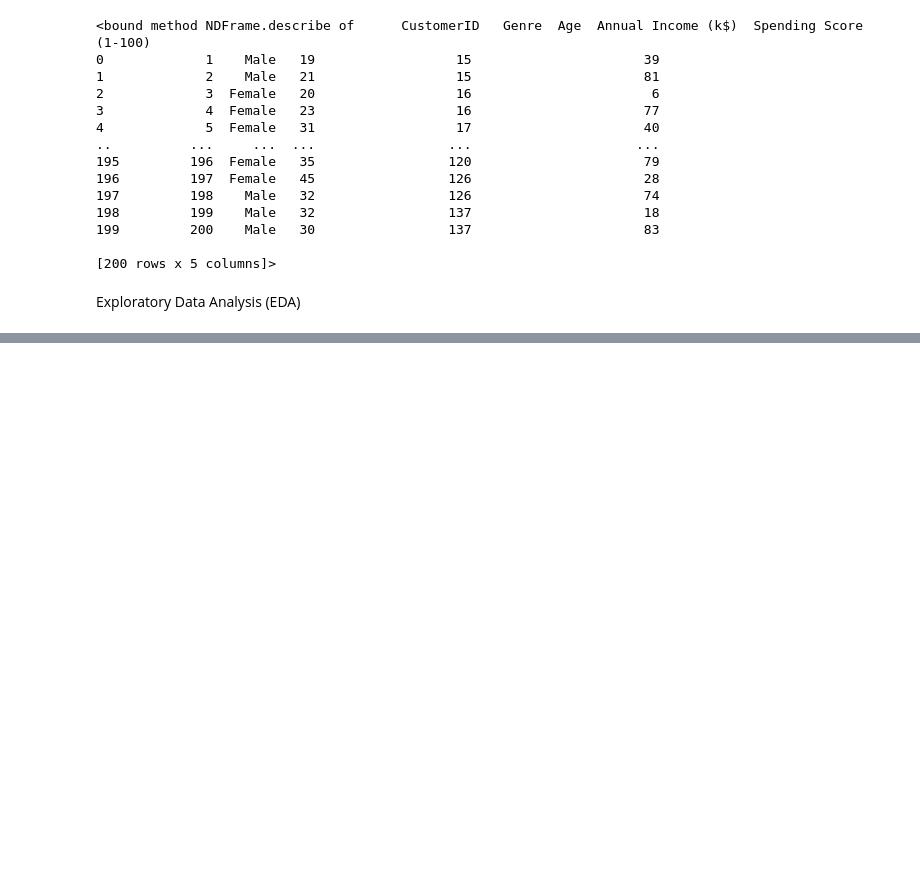
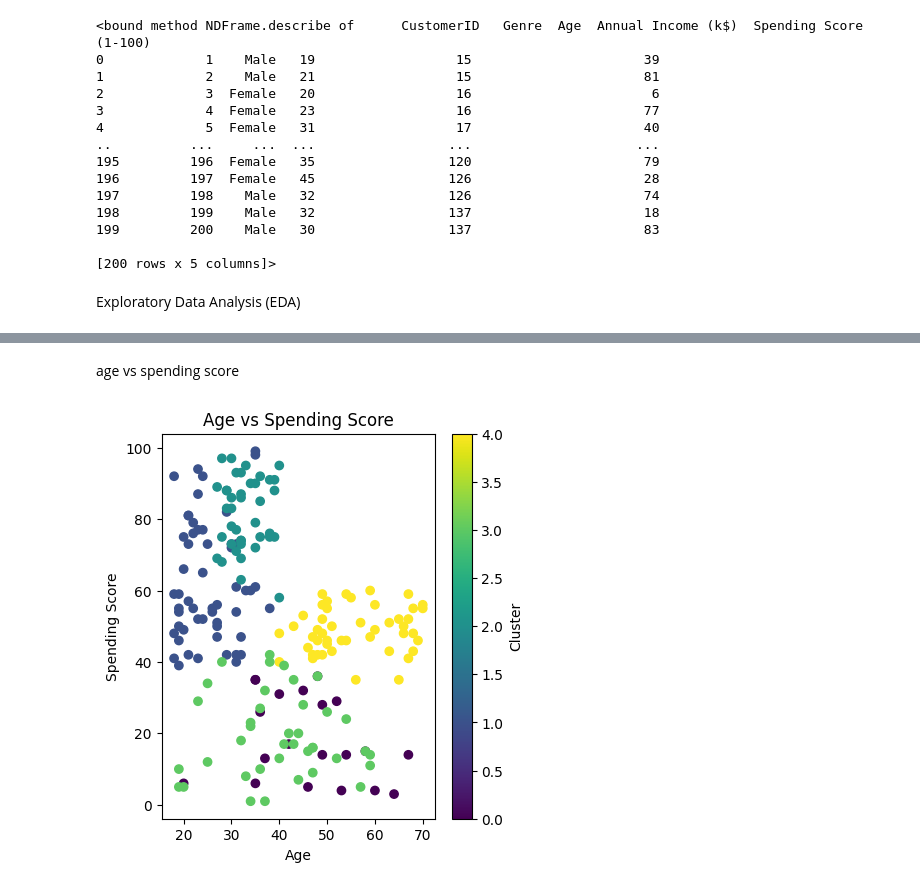
Before and after one commit to kumar-kiran-24/Mall-Customer-Segmentation, a Jupyter notebook: src/mall_custtomer_segmenation.ipynb, the cells around one changed output, grey strips where cells are left out. Drawn from its saved outputs; the diff is of its cells as text; code cells hidden in the pictures; blank space fills up the shorter version.

```diff
--- a/src/mall_custtomer_segmenation.ipynb
+++ b/src/mall_custtomer_segmenation.ipynb
@@ -87,0 +156,13 @@ plt.show()
+# %% [markdown]
+age vs spending score
+# %%
+fig = plt.figure(figsize=(15, 5))
+ax2 = fig.add_subplot(132)
+scatter = ax2.scatter(df['Age'], df['SpendingScore'], c=df['KMeans_Cluster'], cmap='viridis')
+ax2.set_xlabel('Age')
+ax2.set_ylabel('Spending Score')
+ax2.set_title('Age vs Spending Score')
+plt.colorbar(scatter, ax=ax2, label='Cluster')
+plt.show()
+# %% [output]
+[figure, added]
```
Also changed, not shown: parts of 12 cells of this notebook.
